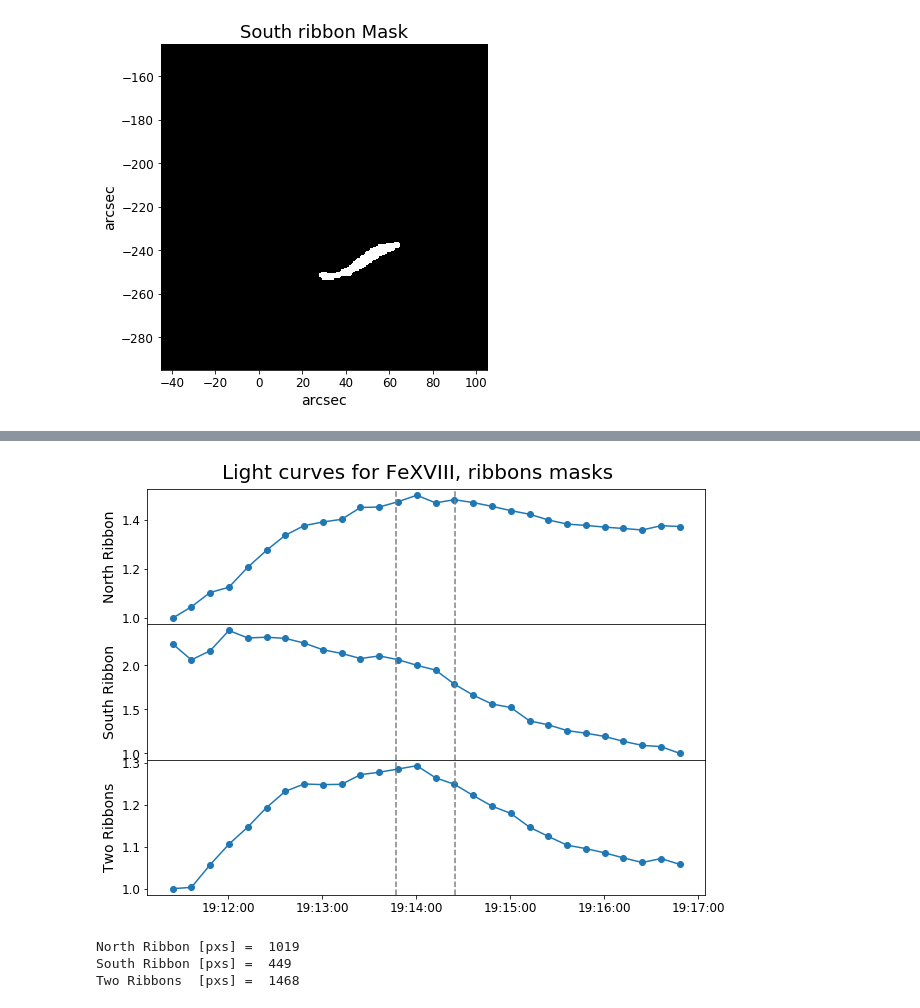
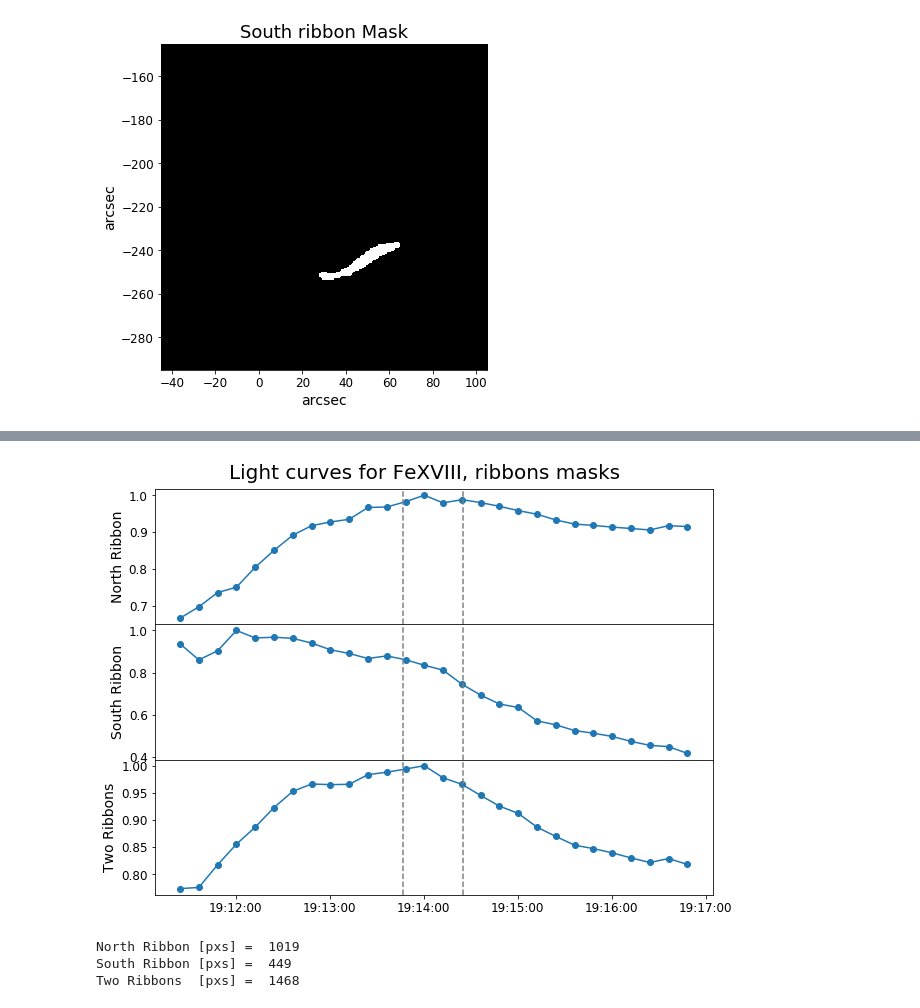
Before and after one commit to pymilo/Milo_FOXSI_Science, a Jupyter notebook: Notebooks/For_Athiray_StanDev.ipynb, the cells around one changed output, grey strips where cells are left out. Saved outputs shown, nothing was run; the diff lists cells and outputs as text; code cells hidden in the pictures.

```diff
--- a/Notebooks/For_Athiray_StanDev.ipynb
+++ b/Notebooks/For_Athiray_StanDev.ipynb
@@ -369,21 +371,21 @@ for m in maps:
 # %%
 xfmt = md.DateFormatter('%H:%M:%S')
 fig, [ax1, ax2, ax3] = plt.subplots(3, 1, sharex=True,figsize=(10,7))
 fig.suptitle('Light curves for FeXVIII, ribbons masks',fontsize=20);fig.subplots_adjust(top=0.93)
-ax1.plot(atime,np.abs(lcrb1)/np.abs(min(lcrb1)),'o-')
+ax1.plot(atime,np.abs(lcrb1)/np.abs(max(lcrb1)),'o-')
 ax1.axvline(x=atmax[0],linestyle='--',color='grey');ax1.axvline(x=atmax[1],linestyle='--',color='grey')
 ax1.set_ylabel('North Ribbon')
-ax2.plot(atime,np.abs(lcrb2)/np.abs(min(lcrb2)),'o-')
+ax2.plot(atime,np.abs(lcrb2)/np.abs(max(lcrb2)),'o-')
 ax2.axvline(x=atmax[0],linestyle='--',color='grey');ax2.axvline(x=atmax[1],linestyle='--',color='grey')
 ax2.set_ylabel('South Ribbon')
-ax3.plot(atime,np.abs(lcrb3)/np.abs(min(lcrb3)),'o-')
+ax3.plot(atime,np.abs(lcrb3)/np.abs(max(lcrb3)),'o-')
 ax3.axvline(x=atmax[0],linestyle='--',color='grey');ax3.axvline(x=atmax[1],linestyle='--',color='grey')
 ax3.set_ylabel('Two Ribbons')
 ax3.xaxis.set_major_formatter(xfmt)
 fig.subplots_adjust(hspace=0)
 plt.show()
 # %% [output]
-[figure, old version]
+[figure, new version]
 # %%
 print('North Ribbon [pxs] =  '+str(len(labels[labels == 2])))
 print('South Ribbon [pxs] =  '+str(len(labels[labels == 1])))
```
Also changed, not shown: parts of 11 cells of this notebook, 56 other files.
